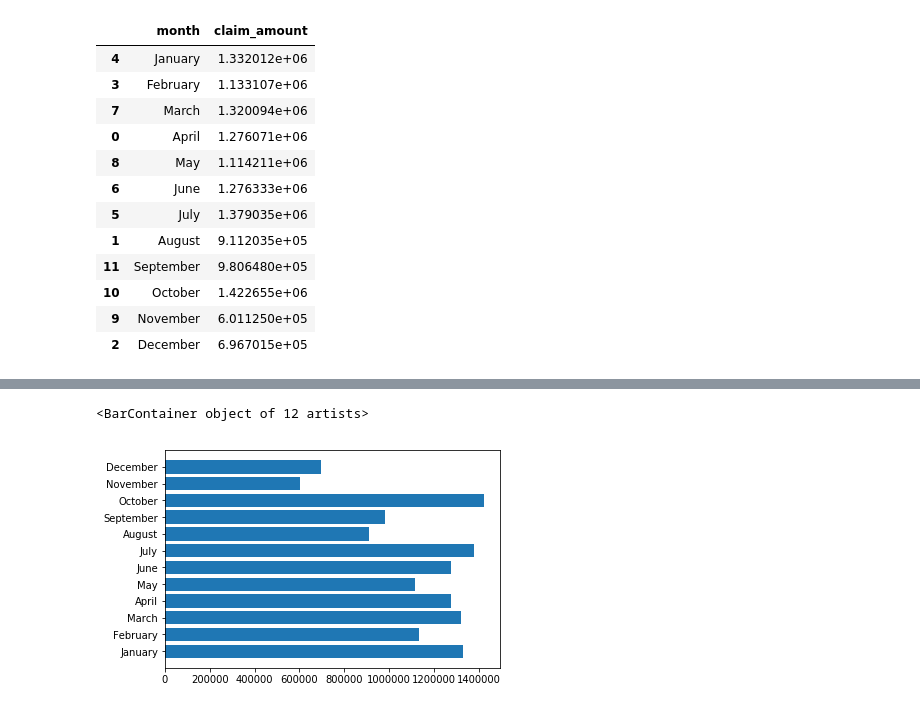
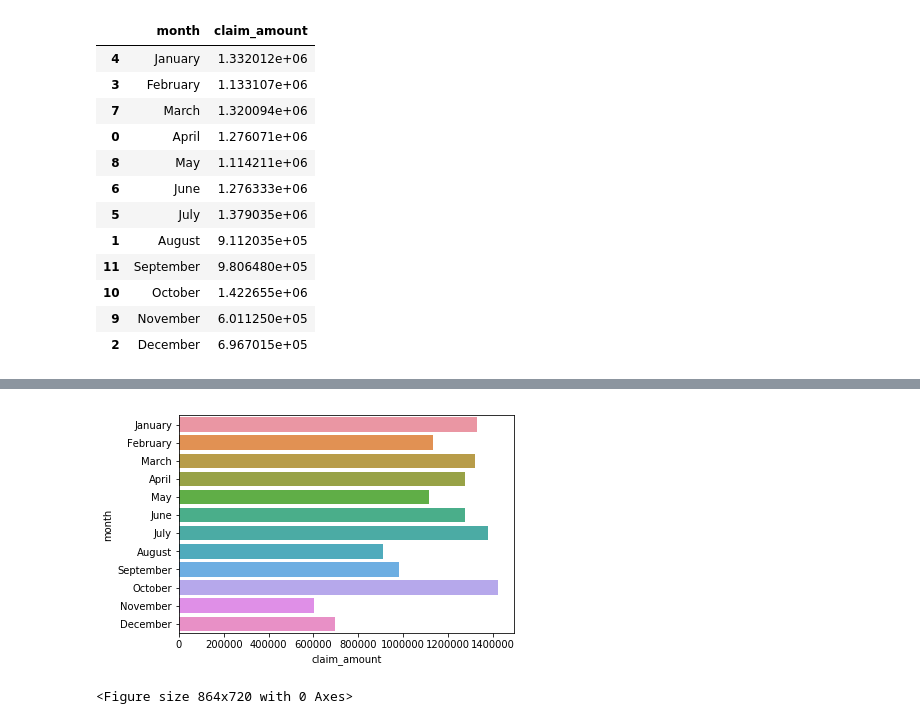
Before and after one commit to devarun07/Analytix, a Jupyter notebook: CaseStudy/5. Pandas Case Study 3 - Insurance Claims Case Study/Case Study-3.ipynb, the cells around one changed output, grey strips where cells are left out. Drawn from its saved outputs; the diff is of its cells as text; code cells hidden in the pictures.

```diff
--- a/CaseStudy/5. Pandas Case Study 3 - Insurance Claims Case Study/Case Study-3.ipynb
+++ b/CaseStudy/5. Pandas Case Study 3 - Insurance Claims Case Study/Case Study-3.ipynb
@@ -336,5 +330,7 @@ plt.show()
-# %%
-plt.barh(y=df5.month,width=df5.claim_amount)
-# %% [output]
-<BarContainer object of 12 artists>
-[figure, removed]
+# %%
+sns.barplot(data=df5,y='month',x='claim_amount',orient='h')
+plt.figure(figsize=(12,10))
+plt.show()
+# %% [output]
+[figure, added]
+<Figure size 864x720 with 0 Axes>
```
Also changed, not shown: parts of 40 cells of this notebook.
